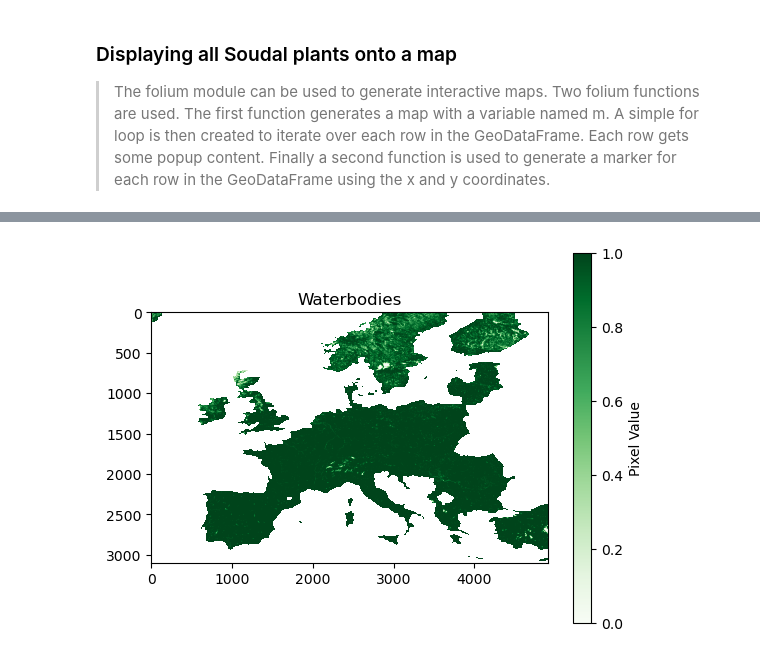
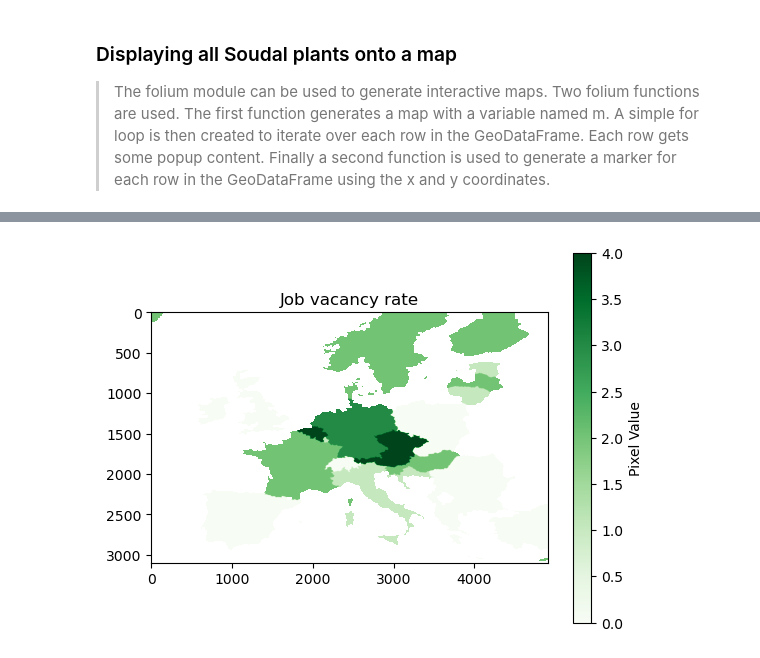
Before and after one commit to Michieldb02/BOSoudal-script, a Jupyter notebook: BOSoudal.ipynb, the cells around one changed output, grey strips where cells are left out. Drawn from its saved outputs; the diff is of its cells as text; code cells hidden in the pictures.

```diff
--- a/BOSoudal.ipynb
+++ b/BOSoudal.ipynb
@@ -97,21 +97,21 @@ m
 # %%
 import rasterio
 import numpy as np
 import matplotlib.pyplot as plt
 from rasterio.plot import show
 
-file_path = 'C:/BO Soudal/Data/Rasters/Aligned_rasters/Waterbodies_align.tif'
+file_path = 'C:/BO Soudal/Data/Rasters/Aligned_rasters/Job_vacancy_align2.tif'
 with rasterio.open(file_path) as src:
     raster_data = src.read(1)
     nodata = -3.40282347e+38
 
     mask = np.isclose(raster_data, nodata)
-    waterbodies_raster = np.ma.masked_array(raster_data, mask)
+    jobvacancy_raster = np.ma.masked_array(raster_data, mask)
 
-plt.imshow(waterbodies_raster, cmap = 'Greens')
+plt.imshow(jobvacancy_raster, cmap = 'Greens')
 plt.colorbar(label = 'Pixel Value')
-plt.title('Waterbodies')
+plt.title('Job vacancy rate')
 plt.show()
 # %% [output]
-[figure, old version]
+[figure, new version]
 # %%
```
Also changed, not shown: parts of 15 cells of this notebook.
